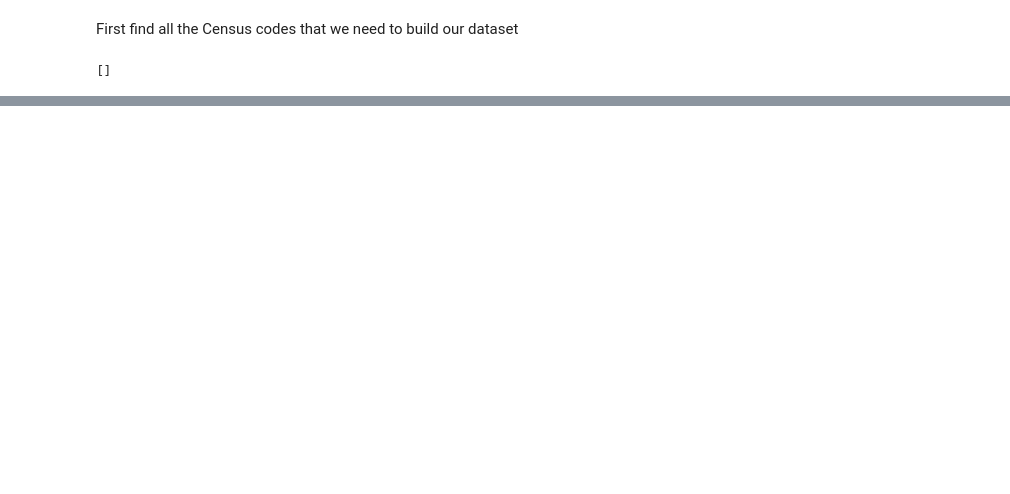
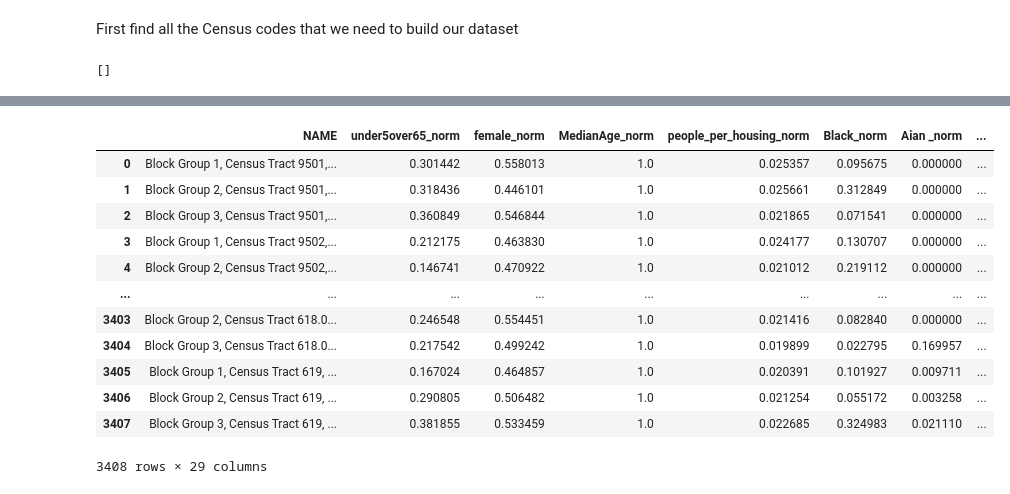
Before and after one commit to Deltares/hydromt_fiat, a Jupyter notebook: hydromt_fiat/workflows/social_vulnerability_setup.ipynb, the cells around one changed output, grey strips where cells are left out. Saved outputs shown, nothing was run; the diff lists cells and outputs as text; code cells hidden in the pictures; blank space fills up the shorter version.

```diff
--- a/hydromt_fiat/workflows/social_vulnerability_setup.ipynb
+++ b/hydromt_fiat/workflows/social_vulnerability_setup.ipynb
@@ -260,0 +345,39 @@ pd_indicator = pd.DataFrame()
+# %%
+def minmax_normalize(column):
+    return (column - column.min()) / (column.max() - column.min())
+
+def maxmin_normalize(column):
+    return (column.max() - column) / (column.max() - column.min())
+
+vulnerability_features = input_excel["Indicator_code"].tolist()
+direction = input_excel["zscore"].tolist()
+
+svi_fiat = pd.DataFrame()
+svi_fiat['NAME'] = result['NAME']
+svi_fiat_names = []
+
+for column, dir in zip(vulnerability_features, direction):
+    if dir == 'normal':
+        svi_fiat[column + '_norm'] = minmax_normalize(result[column])
+        svi_fiat_names.append(column + '_norm')
+    elif dir == 'inverse':
+        svi_fiat[column + '_norm'] = maxmin_normalize(result[column])
+        svi_fiat_names.append(column + '_norm')
+    else:
+        print('Direction is not provided')
+
+svi_fiat
+# %% [output]
+|  | NAME | under5over65_norm | female_norm | MedianAge_norm | people_per_housing_norm | Black_norm | Aian _norm | ... |
+| 0 | Block Group 1, Census Tract 9501,... | 0.301442 | 0.558013 | 1.0 | 0.025357 | 0.095675 | 0.000000 | ... |
+| 1 | Block Group 2, Census Tract 9501,... | 0.318436 | 0.446101 | 1.0 | 0.025661 | 0.312849 | 0.000000 | ... |
+| 2 | Block Group 3, Census Tract 9501,... | 0.360849 | 0.546844 | 1.0 | 0.021865 | 0.071541 | 0.000000 | ... |
+| 3 | Block Group 1, Census Tract 9502,... | 0.212175 | 0.463830 | 1.0 | 0.024177 | 0.130707 | 0.000000 | ... |
+| 4 | Block Group 2, Census Tract 9502,... | 0.146741 | 0.470922 | 1.0 | 0.021012 | 0.219112 | 0.000000 | ... |
+| ... | ... | ... | ... | ... | ... | ... | ... | ... |
+| 3403 | Block Group 2, Census Tract 618.0... | 0.246548 | 0.554451 | 1.0 | 0.021416 | 0.082840 | 0.000000 | ... |
+| 3404 | Block Group 3, Census Tract 618.0... | 0.217542 | 0.499242 | 1.0 | 0.019899 | 0.022795 | 0.169957 | ... |
+| 3405 | Block Group 1, Census Tract 619, ... | 0.167024 | 0.464857 | 1.0 | 0.020391 | 0.101927 | 0.009711 | ... |
+| 3406 | Block Group 2, Census Tract 619, ... | 0.290805 | 0.506482 | 1.0 | 0.021254 | 0.055172 | 0.003258 | ... |
+| 3407 | Block Group 3, Census Tract 619, ... | 0.381855 | 0.533459 | 1.0 | 0.022685 | 0.324983 | 0.021110 | ... |
+3408 rows × 29 columns
```
Also changed, not shown: parts of 15 cells of this notebook, 4 other files.
